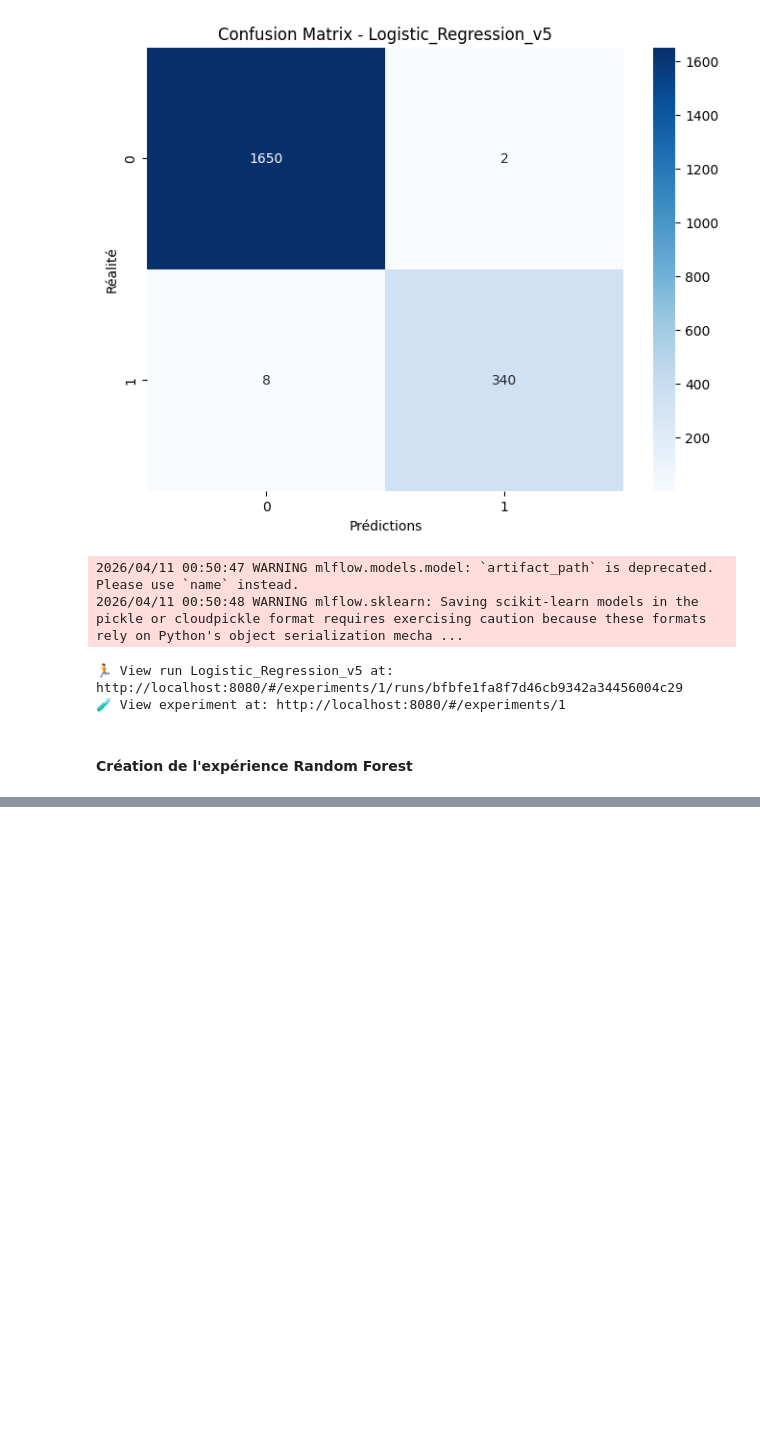
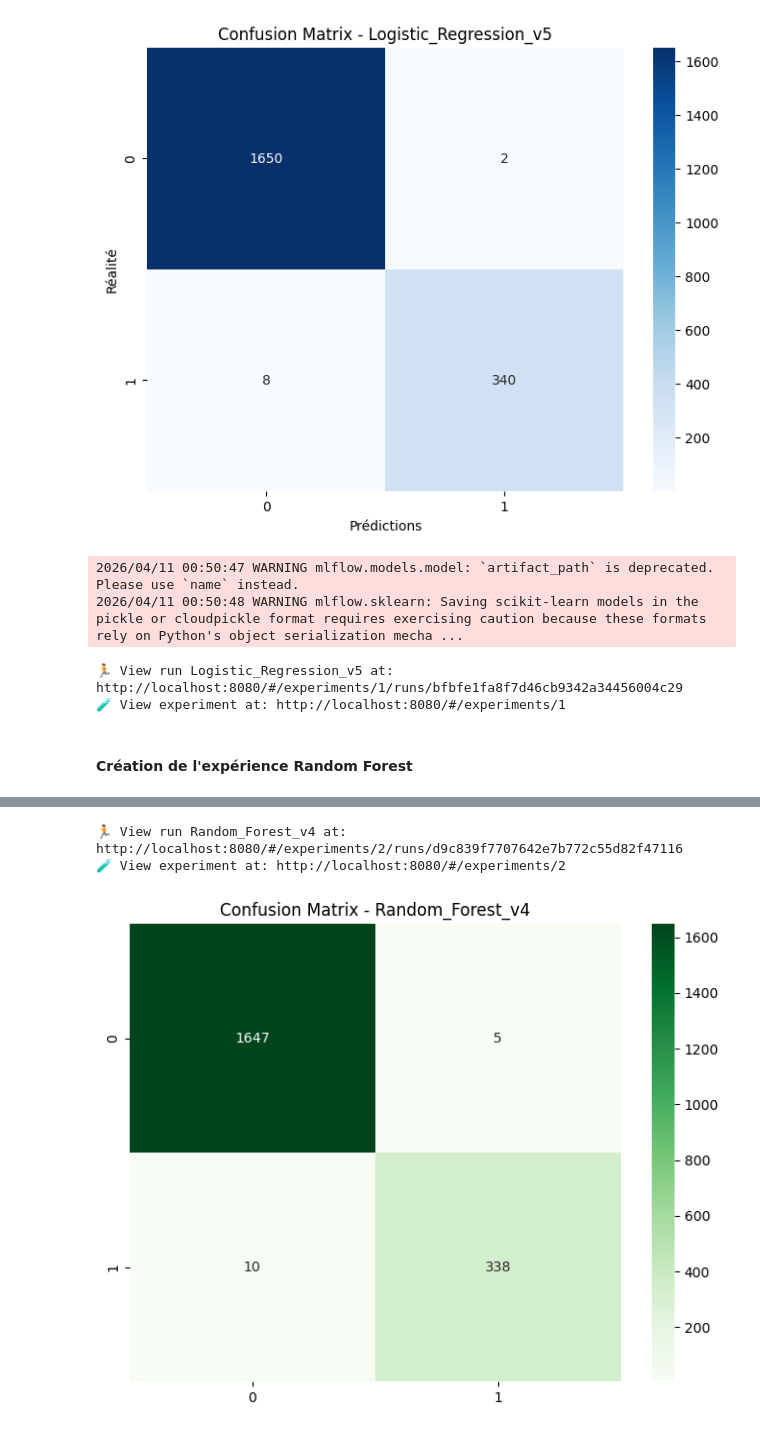
Before and after one commit to LEONARDO-Quant/Projet_MLOps, a Jupyter notebook: Notebook.ipynb, the cells around one changed output, grey strips where cells are left out. Drawn from its saved outputs; the diff is of its cells as text; code cells hidden in the pictures; blank space fills up the shorter version.

Commit message:
RF model

```diff
--- a/Notebook.ipynb
+++ b/Notebook.ipynb
@@ -154,0 +174,50 @@ Confusion Matrix:
+# %%
+from sklearn.ensemble import RandomForestClassifier  # 1. Nouvel import
+
+# 2. On change le nom de l'expérience et du run
+rf_experiment = mlflow.set_experiment("Random_Forest")
+run_name = "Random_Forest_v4"
+artifact_path = "rf_v4"
+
+# 3. Nouveaux hyperparamètres spécifiques au Random Forest
+params = {
+    "n_estimators": 100,    # Nombre d'arbres
+    "max_depth": 6,        # Profondeur max des arbres
+    "random_state": 888,
+    "min_samples_split": 15
+}
+
+
+# 4. Initialisation du Random Forest
+rf = RandomForestClassifier(**params)
+rf.fit(X_train_scaled, y_train)
+
+# Le reste du code de prédiction reste identique (merci scikit-learn !)
+y_pred = rf.predict(X_test_scaled)
+y_probs = rf.predict_proba(X_test_scaled)[:, 1]
+
+# --- Calcul des métriques ---
+accuracy = accuracy_score(y_test, y_pred)
+roc_auc = roc_auc_score(y_test, y_probs)
+f1 = f1_score(y_test, y_pred)
+precision = precision_score(y_test, y_pred)
+recall = recall_score(y_test, y_pred)
+metrics = {"accuracy" : accuracy, "precision": precision, "recall": recall, "roc_auc": roc_auc, "f1": f1}
+
+# --- Graphique ---
+conf_matrix = confusion_matrix(y_test, y_pred)
+fig, ax = plt.subplots(figsize=(8, 6))
+sns.heatmap(conf_matrix, annot=True, fmt='d', cmap='Greens', ax=ax) # Changement de couleur pour varier
+ax.set_title(f'Confusion Matrix - {run_name}')
+
+# --- MLflow ---
+if mlflow.active_run():
+    mlflow.end_run()
+
+with mlflow.start_run(run_name=run_name) as run:
+    mlflow.log_params(params)
+    mlflow.log_metrics(metrics)
+    mlflow.sklearn.log_model(sk_model=rf, input_example=X_test_scaled, artifact_path=artifact_path)
+
+plt.show()
+# %% [output]
@@ -154,0 +226,3 @@ Confusion Matrix:
+🏃 View run Random_Forest_v4 at: http://localhost:8080/#/experiments/2/runs/d9c839f7707642e7b772c55d82f47116
+🧪 View experiment at: http://localhost:8080/#/experiments/2
+[figure, added]
```
Also changed, not shown: parts of 2 cells of this notebook, 1 other file.
